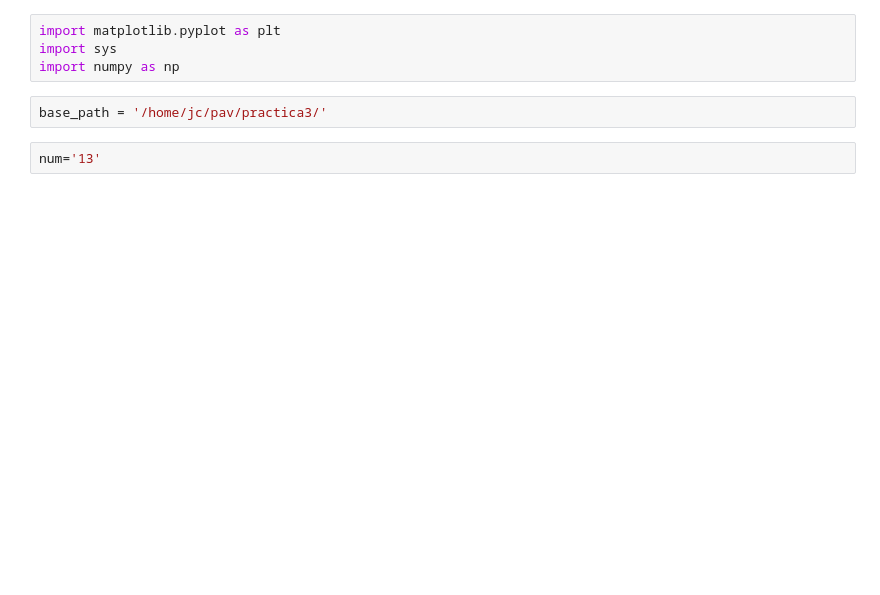
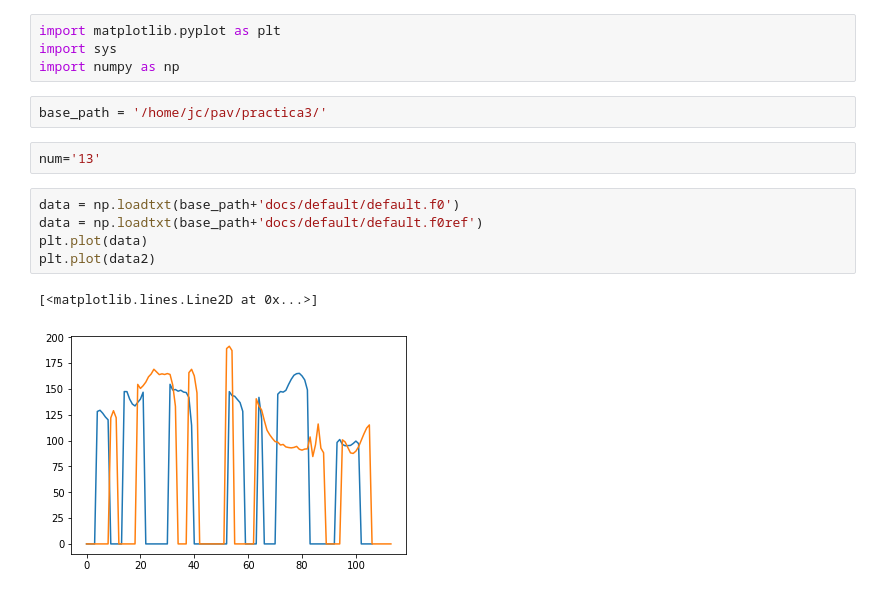
Before and after one commit to jaumecolomhernandez/pav, a Jupyter notebook: practica3/Plots.ipynb, the cells around one changed output. Saved outputs shown, nothing was run; the diff lists cells and outputs as text; blank space fills up the shorter version.

```diff
--- a/practica3/Plots.ipynb
+++ b/practica3/Plots.ipynb
@@ -6,6 +6,14 @@ import numpy as np
 base_path = '/home/jc/pav/practica3/'
 # %%
 num='13'
+# %%
+data = np.loadtxt(base_path+'docs/default/default.f0')
+data = np.loadtxt(base_path+'docs/default/default.f0ref')
+plt.plot(data)
+plt.plot(data2)
+# %% [output]
+[<matplotlib.lines.Line2D at 0x...>]
+[figure, added]
 # %%
 data = np.loadtxt(base_path+'exports/rl0'+num+'.f0')
 data2 = np.loadtxt(base_path+'exports/rl0'+num+'.f0ref')
```
Also changed, not shown: parts of 6 cells of this notebook, 8 other files.
